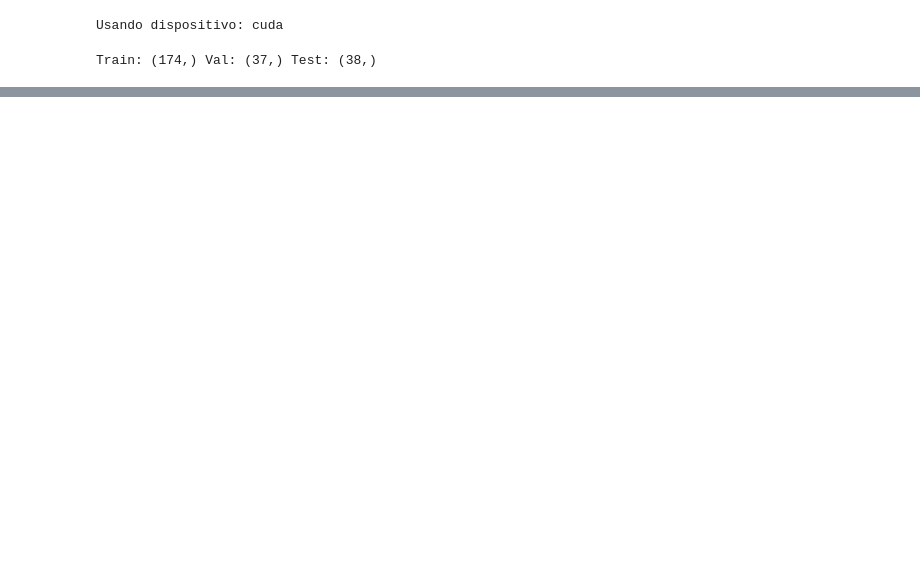
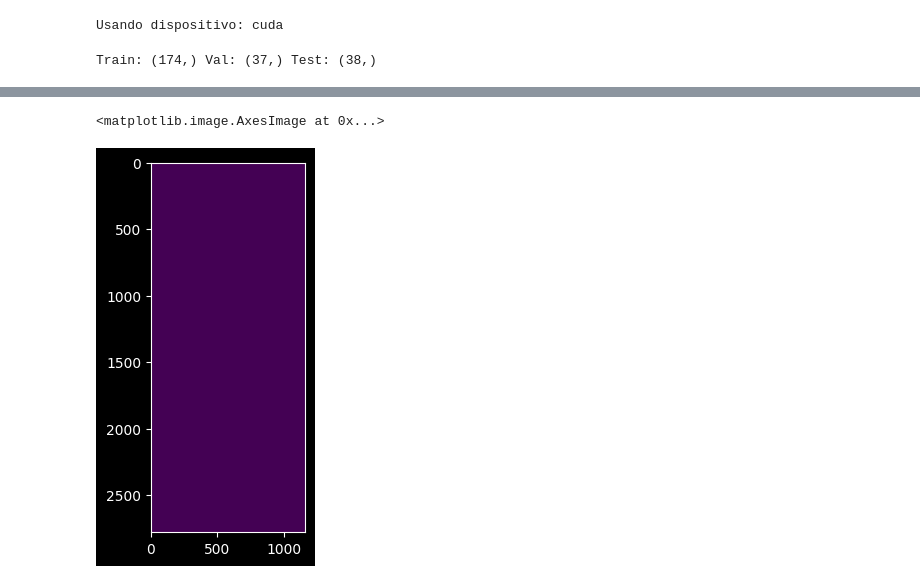
Before and after one commit to Nicolasgr22/Segmentacion_semantica_columna, a Jupyter notebook: notebooks/unet++/Unet++_patches.ipynb, the cells around one changed output, grey strips where cells are left out. Cells and saved outputs as stored; diff of their text form; code cells hidden in the pictures; blank space fills up the shorter version.

```diff
--- a/notebooks/unet++/Unet++_patches.ipynb
+++ b/notebooks/unet++/Unet++_patches.ipynb
@@ -748,2 +813,7 @@ plt.legend()
+# %%
+plt.imshow(final_mask)
+# %% [output]
+<matplotlib.image.AxesImage at 0x...>
+[figure, added]
 # %%
 print(create_gaussian_window(5))
```
Also changed, not shown: parts of 10 cells of this notebook.
